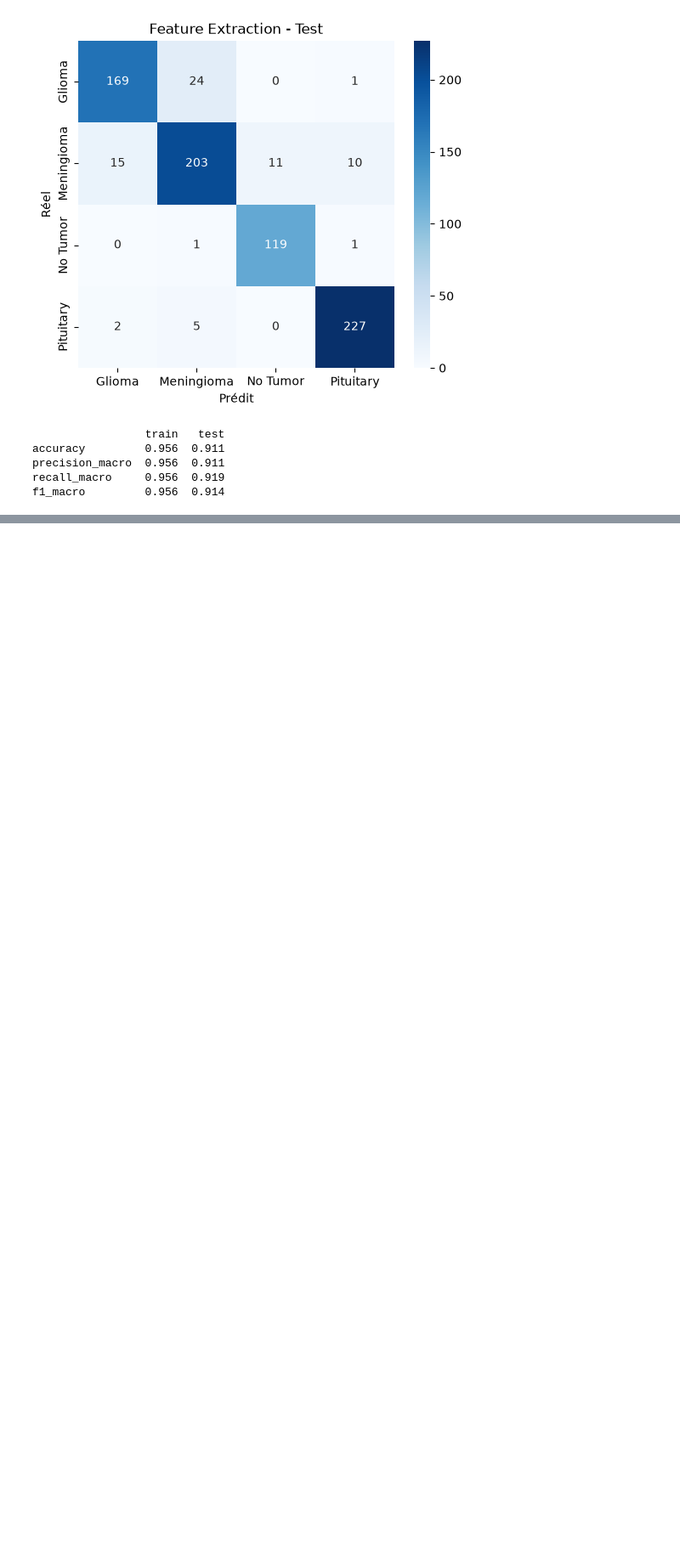
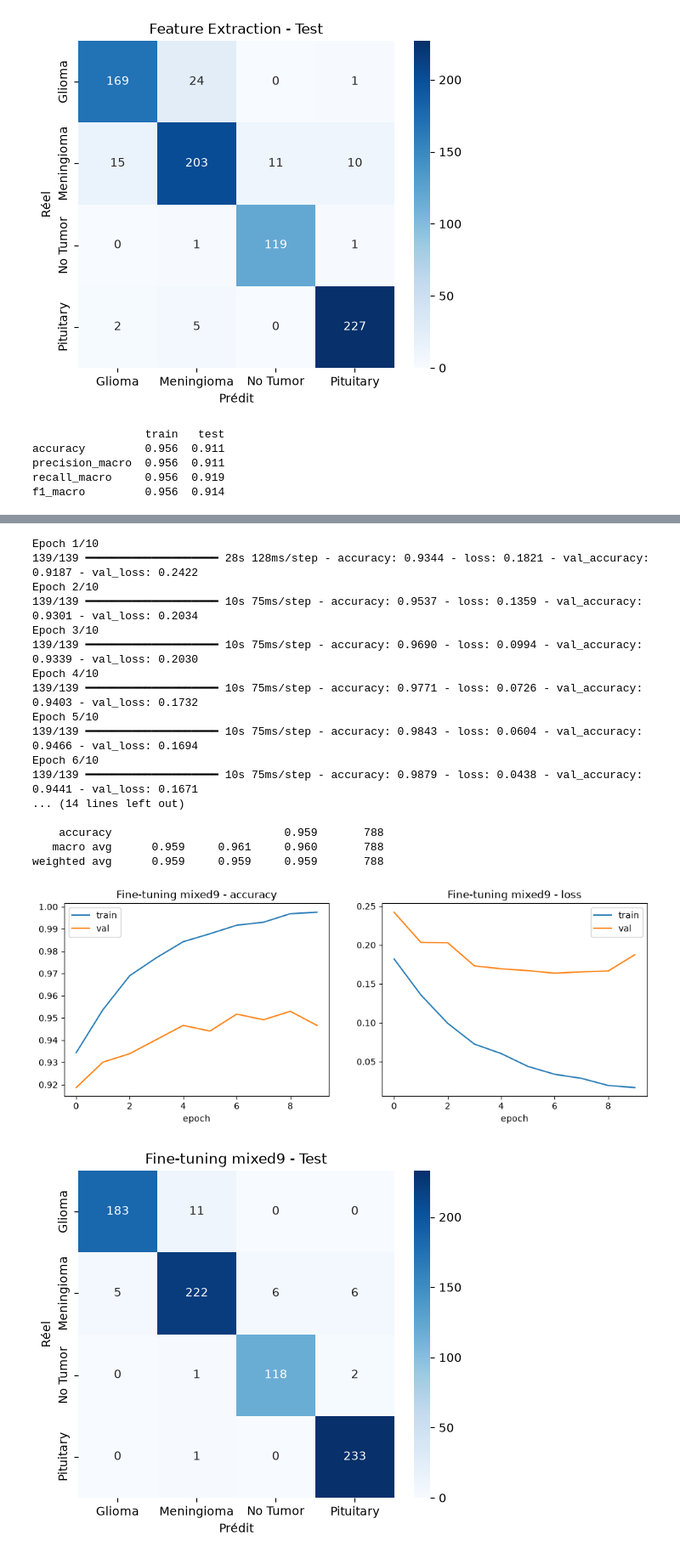
Before and after one commit to jerymy-k/DiagnosticMultimodal, a Jupyter notebook: notebooks/main.ipynb, the cells around one changed output, grey strips where cells are left out. Shown at 85% size. Saved outputs shown, nothing was run; the diff lists cells and outputs as text; code cells hidden in the pictures; blank space fills up the shorter version.

Commit message:
DIAG-21 : Fine-tuning (mixed9 vs mixed8) + comparaison #Terminé

```diff
--- a/notebooks/main.ipynb
+++ b/notebooks/main.ipynb
@@ -503,3 +503,24 @@ accuracy         0.956  0.911
 precision_macro  0.956  0.911
 recall_macro     0.956  0.919
 f1_macro         0.956  0.914
+# %%
+val_true, val_pred = get_predictions(model, val_ds)
+fe_val_metrics = compute_metrics(val_true, val_pred, "val")
+fe_metrics.update(fe_val_metrics)
+
+with mlflow.start_run(run_id=FE_RUN_ID):
+    mlflow.log_metrics(fe_val_metrics)
+
+fe_weights = model.get_weights()
+
+def unfreeze_from(block_name):
+    base_model.trainable = True
+    trainable = False
+    for layer in base_model.layers:
+        if layer.name == block_name:
+            trainable = True
+        layer.trainable = trainable and not isinstance(layer, tf.keras.layers.BatchNormalization)
+    return sum(int(tf.size(w)) for w in model.trainable_weights)
+
+for block in ["mixed9", "mixed8"]:
+    print(block, "→", unfreeze_from(block), "paramètres entraînables")
@@ -505,0 +588,4 @@ f1_macro         0.956  0.914
+# %%
+FT_BLOCKS = ["mixed9", "mixed8"]
+ft_results = {block: run_fine_tuning(block) for block in FT_BLOCKS}
+# %% [output]
@@ -505,0 +593,19 @@ f1_macro         0.956  0.914
+Epoch 1/10
+139/139 ━━━━━━━━━━━━━━━━━━━━ 28s 128ms/step - accuracy: 0.9344 - loss: 0.1821 - val_accuracy: 0.9187 - val_loss: 0.2422
+Epoch 2/10
+139/139 ━━━━━━━━━━━━━━━━━━━━ 10s 75ms/step - accuracy: 0.9537 - loss: 0.1359 - val_accuracy: 0.9301 - val_loss: 0.2034
+Epoch 3/10
+139/139 ━━━━━━━━━━━━━━━━━━━━ 10s 75ms/step - accuracy: 0.9690 - loss: 0.0994 - val_accuracy: 0.9339 - val_loss: 0.2030
+Epoch 4/10
+139/139 ━━━━━━━━━━━━━━━━━━━━ 10s 75ms/step - accuracy: 0.9771 - loss: 0.0726 - val_accuracy: 0.9403 - val_loss: 0.1732
+Epoch 5/10
+139/139 ━━━━━━━━━━━━━━━━━━━━ 10s 75ms/step - accuracy: 0.9843 - loss: 0.0604 - val_accuracy: 0.9466 - val_loss: 0.1694
+Epoch 6/10
+139/139 ━━━━━━━━━━━━━━━━━━━━ 10s 75ms/step - accuracy: 0.9879 - loss: 0.0438 - val_accuracy: 0.9441 - val_loss: 0.1671
+... (14 lines left out)
+
+    accuracy                          0.959       788
+   macro avg      0.959     0.961     0.960       788
+weighted avg      0.959     0.959     0.959       788
+[figure, added]
+[figure, added]
```
Also changed, not shown: parts of 4 cells of this notebook.
